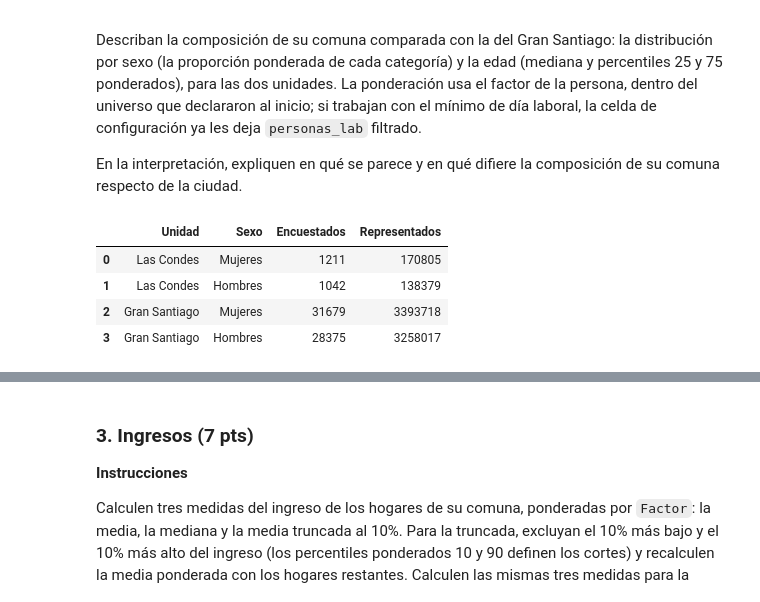
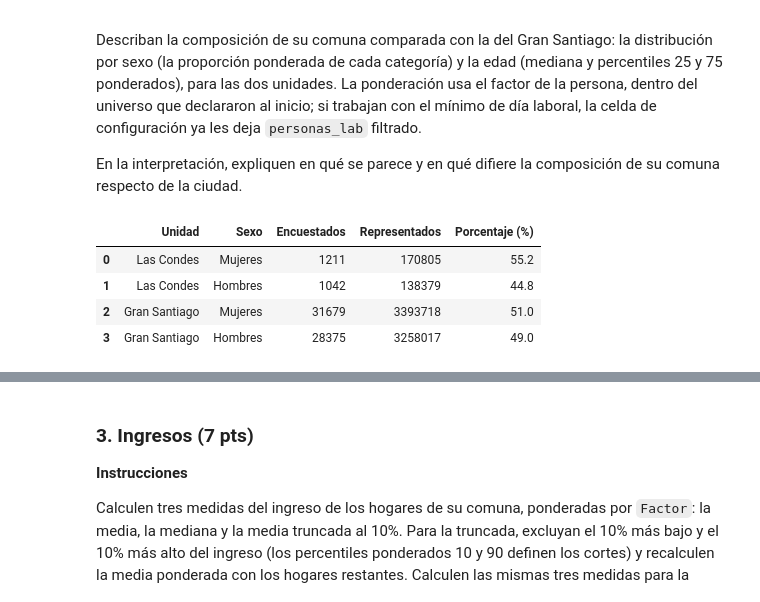
Before and after one commit to gonzzza-lol/cienciaDatos, a Jupyter notebook: tarea1_Suarez_Gutierrez.ipynb, the cells around one changed output, grey strips where cells are left out. Cells and saved outputs as stored; diff of their text form; code cells hidden in the pictures.

```diff
--- a/tarea1_Suarez_Gutierrez.ipynb
+++ b/tarea1_Suarez_Gutierrez.ipynb
@@ -155,38 +155,49 @@ hombresLasCondesPond = hombresLasCondes["Factor_persona"].sum() #total de hombre
 mujeresLasCondes = personasLasCondes[personasLasCondes["Sexo"] == 2] #total de mujeres de las condes
 mujeresLasCondesPond =mujeresLasCondes["Factor_persona"].sum() #total de mujeres representadas
 # %%
+mujeres_stgo = personas[personas["Sexo"] == 2]
+mujeres_stgoPond = mujeres_stgo["Factor"].sum()
 
-mujeres_stgo=personas[personas["Sexo"] == 2]
-mujeres_stgoPond=mujeres_stgo["Factor"].sum()
+hombres_stgo = personas[personas["Sexo"] == 1]
+hombres_stgoPond = hombres_stgo["Factor"].sum()
 
-hombres_stgo=personas[personas["Sexo"] == 1]
-hombres_stgoPond=hombres_stgo["Factor"].sum()
+
+total_lc_pond = mujeresLasCondesPond + hombresLasCondesPond
+total_stgo_pond = mujeres_stgoPond + hombres_stgoPond
 
 tabla_sexo = pd.DataFrame({
     "Unidad": ["Las Condes", "Las Condes", "Gran Santiago", "Gran Santiago"],
     "Sexo": ["Mujeres", "Hombres", "Mujeres", "Hombres"],
     "Encuestados": [
         len(mujeresLasCondes),
         len(hombresLasCondes),
         len(mujeres_stgo),
         len(hombres_stgo)
     ],
     "Representados": [
         mujeresLasCondesPond,
         hombresLasCondesPond,
         mujeres_stgoPond,
         hombres_stgoPond
+    ],
+    "Porcentaje (%)": [
+        (mujeresLasCondesPond / total_lc_pond) * 100,
+        (hombresLasCondesPond / total_lc_pond) * 100,
+        (mujeres_stgoPond / total_stgo_pond) * 100,
+        (hombres_stgoPond / total_stgo_pond) * 100
     ]
 })
 
 tabla_sexo["Representados"] = tabla_sexo["Representados"].round().astype(int)
-tabla_sexo
+tabla_sexo["Porcentaje (%)"] = tabla_sexo["Porcentaje (%)"].round(1)
+
+display(tabla_sexo)
 # %% [output]
-|  | Unidad | Sexo | Encuestados | Representados |
-| 0 | Las Condes | Mujeres | 1211 | 170805 |
-| 1 | Las Condes | Hombres | 1042 | 138379 |
-| 2 | Gran Santiago | Mujeres | 31679 | 3393718 |
-| 3 | Gran Santiago | Hombres | 28375 | 3258017 |
+|  | Unidad | Sexo | Encuestados | Representados | Porcentaje (%) |
+| 0 | Las Condes | Mujeres | 1211 | 170805 | 55.2 |
+| 1 | Las Condes | Hombres | 1042 | 138379 | 44.8 |
+| 2 | Gran Santiago | Mujeres | 31679 | 3393718 | 51.0 |
+| 3 | Gran Santiago | Hombres | 28375 | 3258017 | 49.0 |
 # %%
 
 edadLasCondes=cuantiles_ponderados(personasLasCondes["Edad"], personasLasCondes["Factor_persona"], [0.25, 0.50, 0.75])
```
Also changed, not shown: parts of 3 cells of this notebook.
